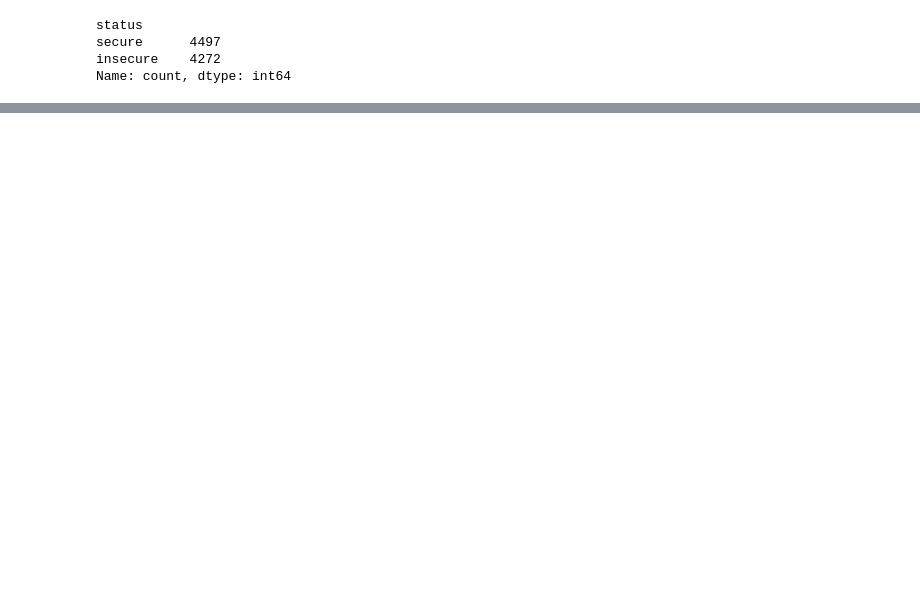
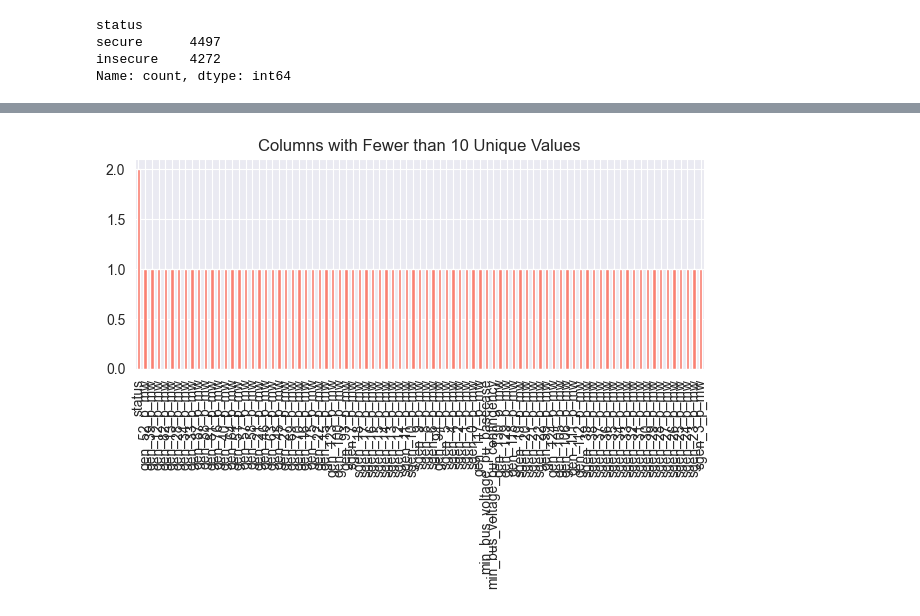
Before and after one commit to HumAIne-JSI/smart-energy-ea, a Jupyter notebook: notebooks/task1_security_classification/eda_classifier_dataset.ipynb, the cells around one changed output, grey strips where cells are left out. Drawn from its saved outputs; the diff is of its cells as text; code cells hidden in the pictures; blank space fills up the shorter version.

```diff
--- a/notebooks/task1_security_classification/eda_classifier_dataset.ipynb
+++ b/notebooks/task1_security_classification/eda_classifier_dataset.ipynb
@@ -60,0 +144,3 @@ Name: count, dtype: int64
+# %%
+few_uniques = unique_counts[unique_counts < 10]
+print(few_uniques)
@@ -60,0 +160,8 @@ Name: count, dtype: int64
+# %%
+few_uniques.plot(kind='bar', color='salmon')
+plt.title('Columns with Fewer than 10 Unique Values')
+plt.xticks(rotation=90)
+plt.tight_layout()
+plt.show()
+# %% [output]
+[figure, added]
```
Also changed, not shown: parts of 25 cells of this notebook, 27 other files.
